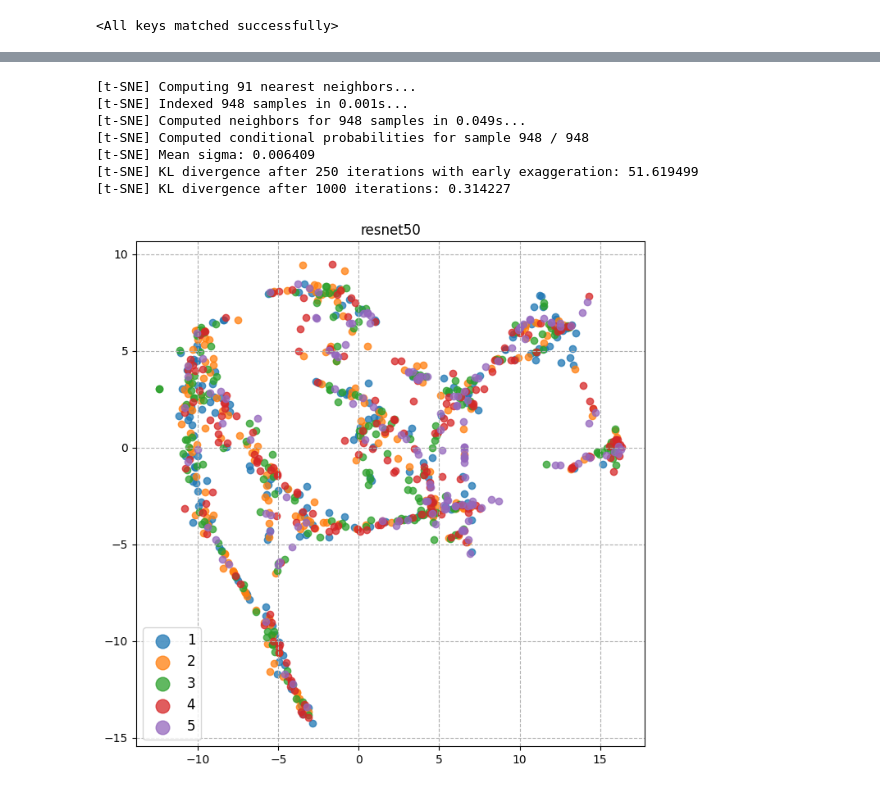
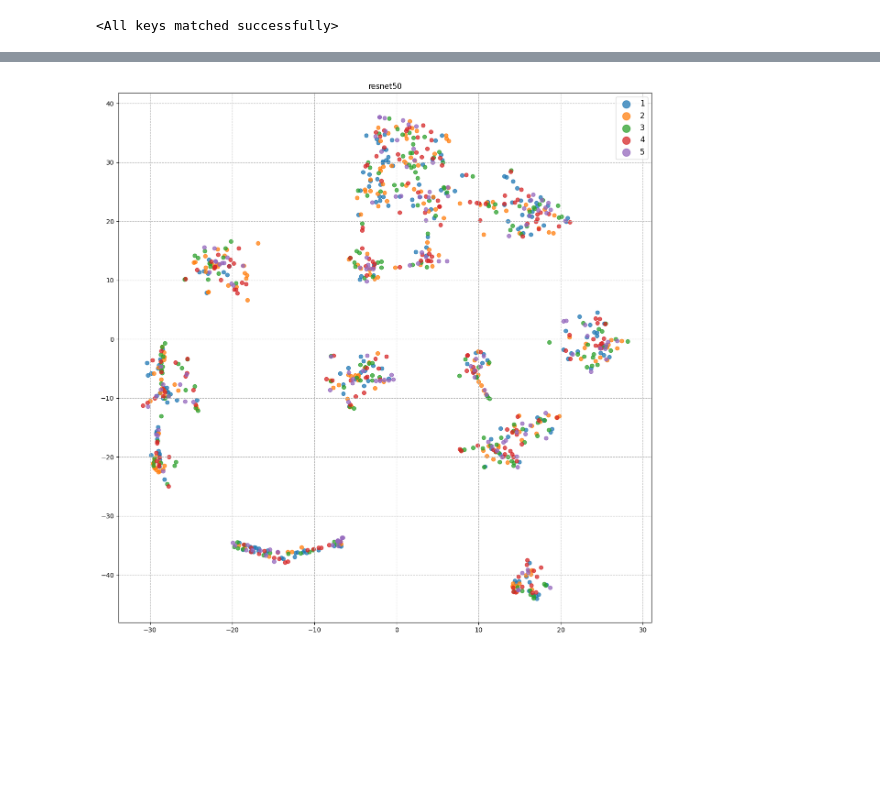
Before and after one commit to Jackson2706/medical_AI, a Jupyter notebook: tsne/tsne-paper.ipynb, the cells around one changed output, grey strips where cells are left out. Saved outputs shown, nothing was run; the diff lists cells and outputs as text; code cells hidden in the pictures; blank space fills up the shorter version.

```diff
--- a/tsne/tsne-paper.ipynb
+++ b/tsne/tsne-paper.ipynb
@@ -30,8 +30,8 @@ from torchvision import transforms
 import os
 import torch
 
-mean = [0.6821, 0.4575, 0.2626]
-std  = [0.1324, 0.1306, 0.1022]
+mean = [0.2652, 0.2652, 0.2652]
+std = [0.1994, 0.1994, 0.1994]
 
 class Mydataset(Dataset):
     def __init__(self, df, root):
@@ -63,7 +63,6 @@ class Mydataset(Dataset):
 
         # Resize ảnh
         transform = transforms.Compose([
-            transforms.Resize((450,200)),
             transforms.ToTensor(),
             transforms.Normalize(mean, std)
         ])
@@ -92,11 +91,11 @@ class FeatureExtractModel(nn.Module):
         # Load the specified pre-trained model
         if model_name.startswith('resnet'):
             if model_name == 'resnet50':
-                self.model = models.resnet50(pretrained=True)
+                self.model = models.resnet50()
             elif model_name == 'resnet101':
-                self.model = models.resnet101(pretrained=True)
+                self.model = models.resnet101()
             elif model_name == 'resnet152':
-                self.model = models.resnet152(pretrained=True)
+                self.model = models.resnet152()
             else:
                 raise ValueError(f"Unsupported ResNet model: {model_name}")
 
@@ -105,7 +104,7 @@ class FeatureExtractModel(nn.Module):
 
         elif model_name.startswith('densenet'):
             if model_name == 'densenet121':
-                self.model = models.densenet121(pretrained=True)
+                self.model = models.densenet121()
             else:
                 raise ValueError(f"Unsupported DenseNet model: {model_name}")
 
@@ -113,7 +112,7 @@ class FeatureExtractModel(nn.Module):
             self.model.classifier = nn.Linear(num_features, embed_dim)
 
         elif model_name.startswith('vit'):
-            self.model = timm.create_model(model_name, pretrained=True)
+            self.model = timm.create_model(model_name)
 
             num_features = self.model.head.in_features
             self.model.head = nn.Linear(num_features, embed_dim)
@@ -131,7 +130,7 @@ dataset = Mydataset(sampled_df, "/media/jackson/Data/archive/Processed_Images")
 dataloader = DataLoader(dataset, batch_size=1, shuffle=False, num_workers=os.cpu_count())
 
 model = FeatureExtractModel("resnet50", 512)
-check_point = torch.load("../resnet50BasedModel/best.pt", map_location = torch.device("cpu"))
+check_point = torch.load("../best_new_balance.pt", map_location = torch.device("cpu"))
 model.load_state_dict(check_point["model_state_dict"])
 # %% [output]
 <All keys matched successfully>
@@ -174,30 +161,24 @@ tensor([[ 3.2541e-01, -3.7975e-02, -2.3620e-03,  ...,  1.4650e-01,
 # %%
 from matplotlib import cm
 from sklearn.manifold import TSNE
 import numpy as np
 
 embeddings = test_embeddings[~np.isnan(test_targets)]
 targets = test_targets[~np.isnan(test_targets)]
 
-tsne = TSNE(3, verbose=1, n_iter=1000, init='pca', perplexity=30, early_exaggeration=12, metric="cosine", random_state=123)
+
+tsne = TSNE(n_components=2, init='random', perplexity=26, metric="cosine", early_exaggeration=12, n_iter=1000)
 tsne_proj = tsne.fit_transform(embeddings)
 # Plot those points as a scatter plot and label them based on the pred labels
 cmap = cm.get_cmap('tab20')
-fig, ax = plt.subplots(figsize=(8,8))
+fig, ax = plt.subplots(figsize=(15,15))
 num_categories = 5
 for lab in range(1, num_categories+1):
     indices = targets==lab
     ax.scatter(tsne_proj[indices,0],tsne_proj[indices,1], label = lab ,alpha=0.75)
 ax.legend(fontsize='large', markerscale=2)
 plt.grid(linestyle='--')
 plt.title(f"{model.model_name}")
 plt.show()
 # %% [output]
-[t-SNE] Computing 91 nearest neighbors...
-[t-SNE] Indexed 948 samples in 0.001s...
-[t-SNE] Computed neighbors for 948 samples in 0.049s...
-[t-SNE] Computed conditional probabilities for sample 948 / 948
-[t-SNE] Mean sigma: 0.006409
-[t-SNE] KL divergence after 250 iterations with early exaggeration: 51.619499
-[t-SNE] KL divergence after 1000 iterations: 0.314227
-[figure, old version]
+[figure, new version]
```
Also changed, not shown: parts of 2 cells of this notebook, 4 other files.
